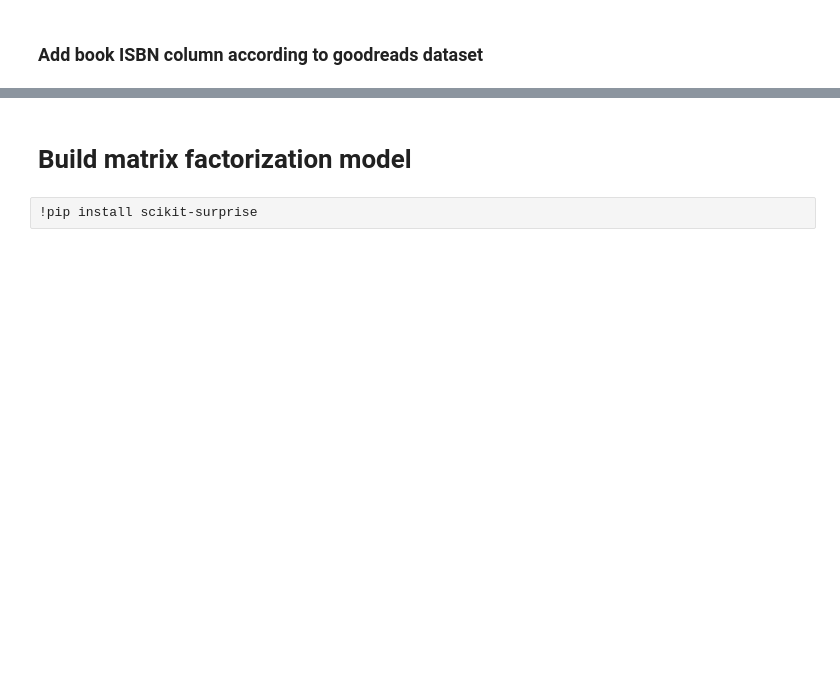
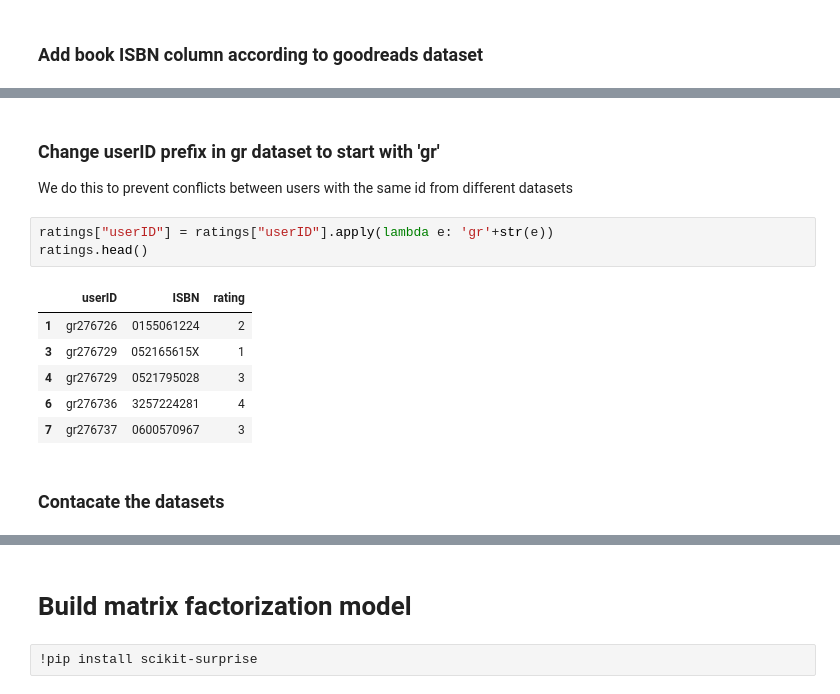
Before and after one commit to AyalSwaid/BookRecSys, a Jupyter notebook: Copy_of_recSysNotebook.ipynb, the cells around one changed output, grey strips where cells are left out. Drawn from its saved outputs; the diff is of its cells as text; blank space fills up the shorter version.

```diff
--- a/Copy_of_recSysNotebook.ipynb
+++ b/Copy_of_recSysNotebook.ipynb
@@ -272,0 +257,15 @@ books[books["Book-Title"].str.contains('Truthful Impression')]
+# %% [markdown]
+### Change userID prefix in gr dataset to start with 'gr'
+We do this to prevent conflicts between users with the same id from different datasets
+# %%
+ratings["userID"] = ratings["userID"].apply(lambda e: 'gr'+str(e))
+ratings.head()
+# %% [output]
+|  | userID | ISBN | rating |
+| 1 | gr276726 | 0155061224 | 2 |
+| 3 | gr276729 | 052165615X | 1 |
+| 4 | gr276729 | 0521795028 | 3 |
+| 6 | gr276736 | 3257224281 | 4 |
+| 7 | gr276737 | 0600570967 | 3 |
+# %% [markdown]
+### Contacate the datasets
```
Also changed, not shown: parts of 16 cells of this notebook.
